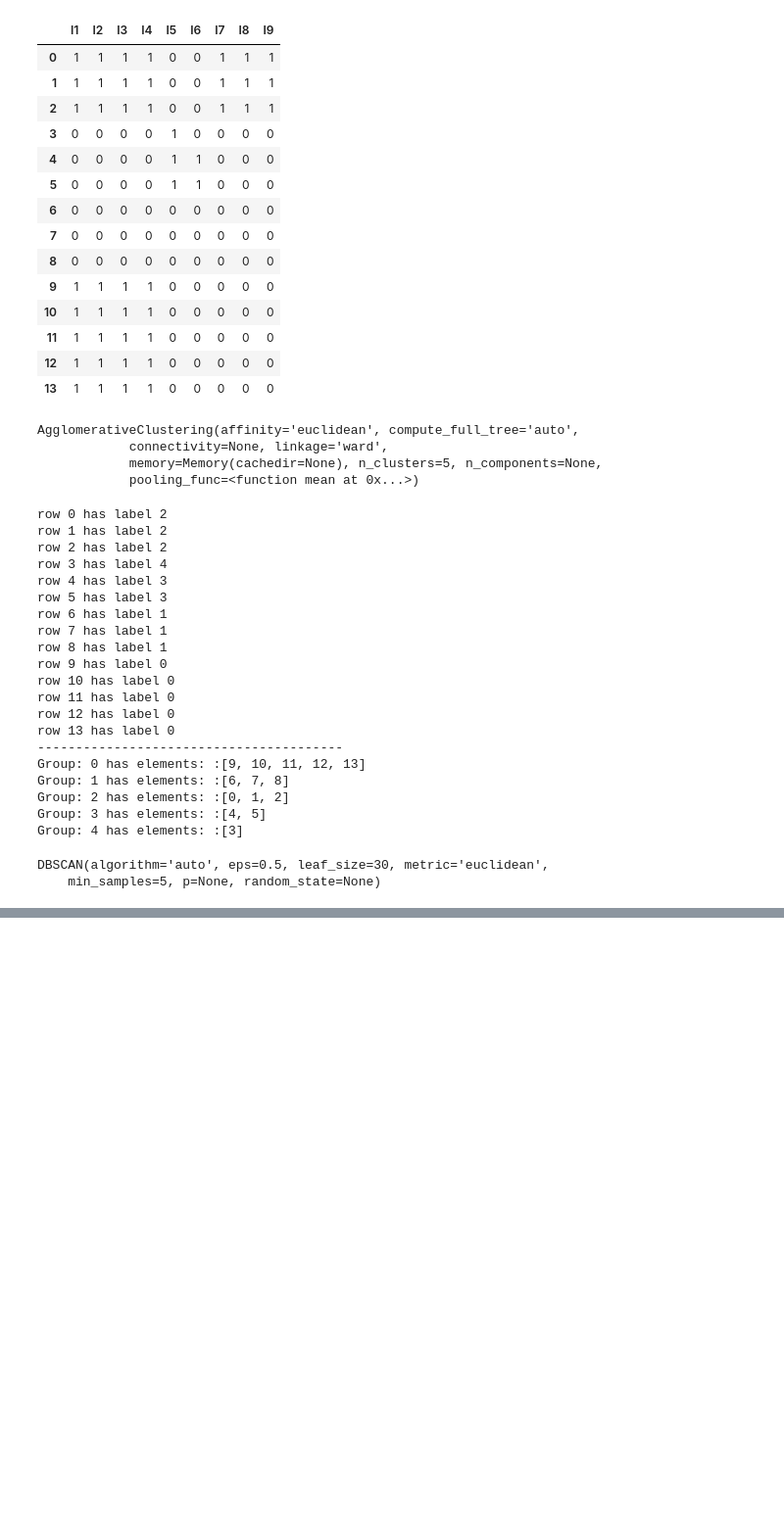
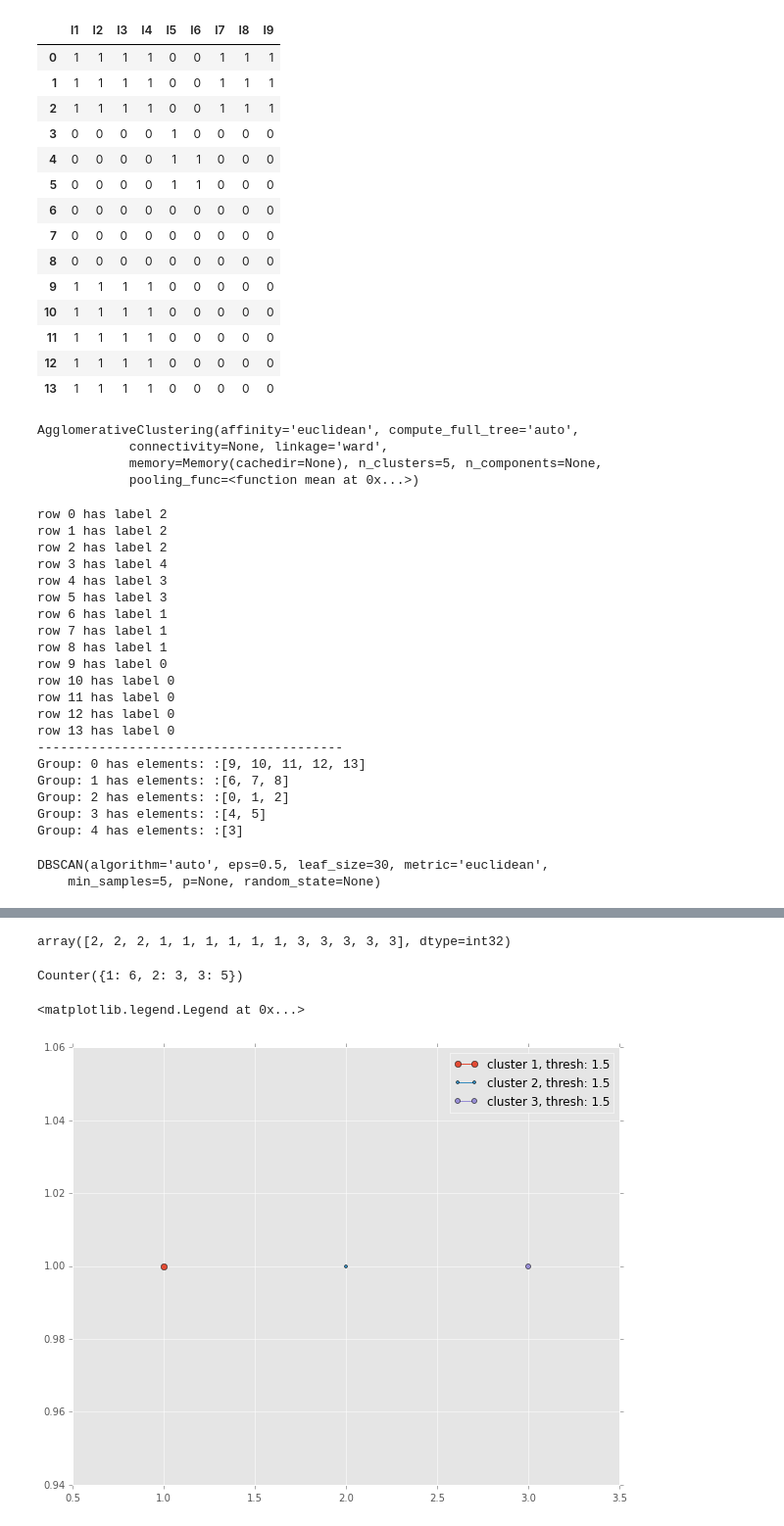
Before and after one commit to mattions/fun_with_clustering, a Jupyter notebook: Clustering example.ipynb, the cells around one changed output, grey strips where cells are left out. Shown at 98% size. Saved outputs shown, nothing was run; the diff lists cells and outputs as text; code cells hidden in the pictures; blank space fills up the shorter version.

Commit message:
Added the hierarchical cluster

```diff
--- a/Clustering example.ipynb
+++ b/Clustering example.ipynb
@@ -95,7 +95,7 @@ from sklearn.cluster import DBSCAN
 # %%
 dbscan = DBSCAN()
 # %%
-dbscan.fit(df)
+dbscan.fit(df.transpose())
 # %% [output]
 DBSCAN(algorithm='auto', eps=0.5, leaf_size=30, metric='euclidean',
     min_samples=5, p=None, random_state=None)
@@ -151,0 +150,8 @@ plt.ylim(-0.2, 1.2)
+# %%
+# clustering
+thresh = 1.5
+clusters = hcluster.fclusterdata(df.values, thresh, criterion="distance")
+# %%
+clusters
+# %% [output]
+array([2, 2, 2, 1, 1, 1, 1, 1, 1, 3, 3, 3, 3, 3], dtype=int32)
@@ -151,0 +160,15 @@ plt.ylim(-0.2, 1.2)
+# %%
+counter = Counter(clusters)
+# %%
+counter
+# %% [output]
+Counter({1: 6, 2: 3, 3: 5})
+# %%
+plt.figure(figsize=(10,8))
+for x, size in counter.items():
+    plt.plot(x, 1, marker="o", markersize=size, label="cluster {0}, thresh: {1}".format(x, thresh))
+plt.xlim(0.5, 3.5)
+plt.legend(loc="best")
+# %% [output]
+<matplotlib.legend.Legend at 0x...>
+[figure, added]
```
Also changed, not shown: parts of 8 cells of this notebook.
